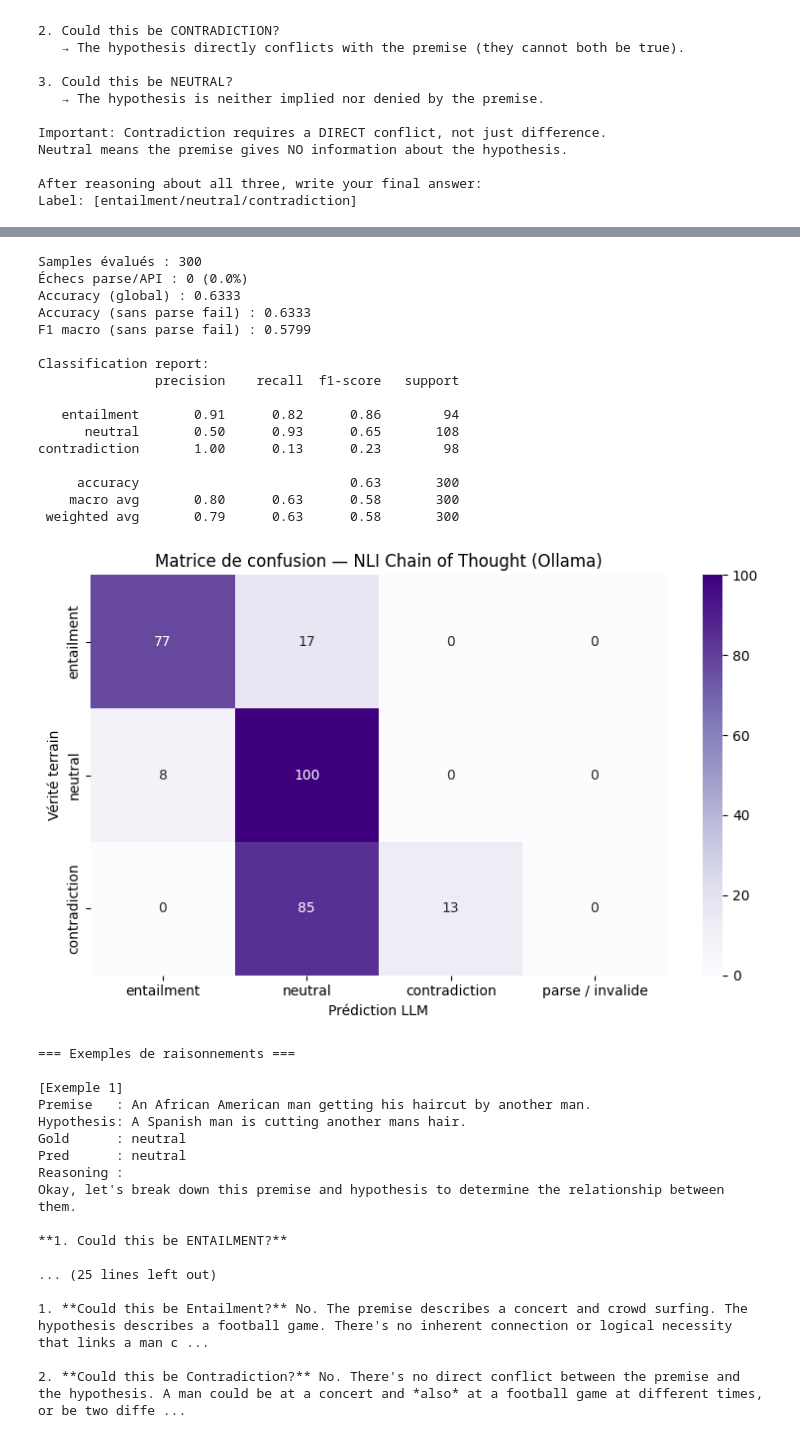
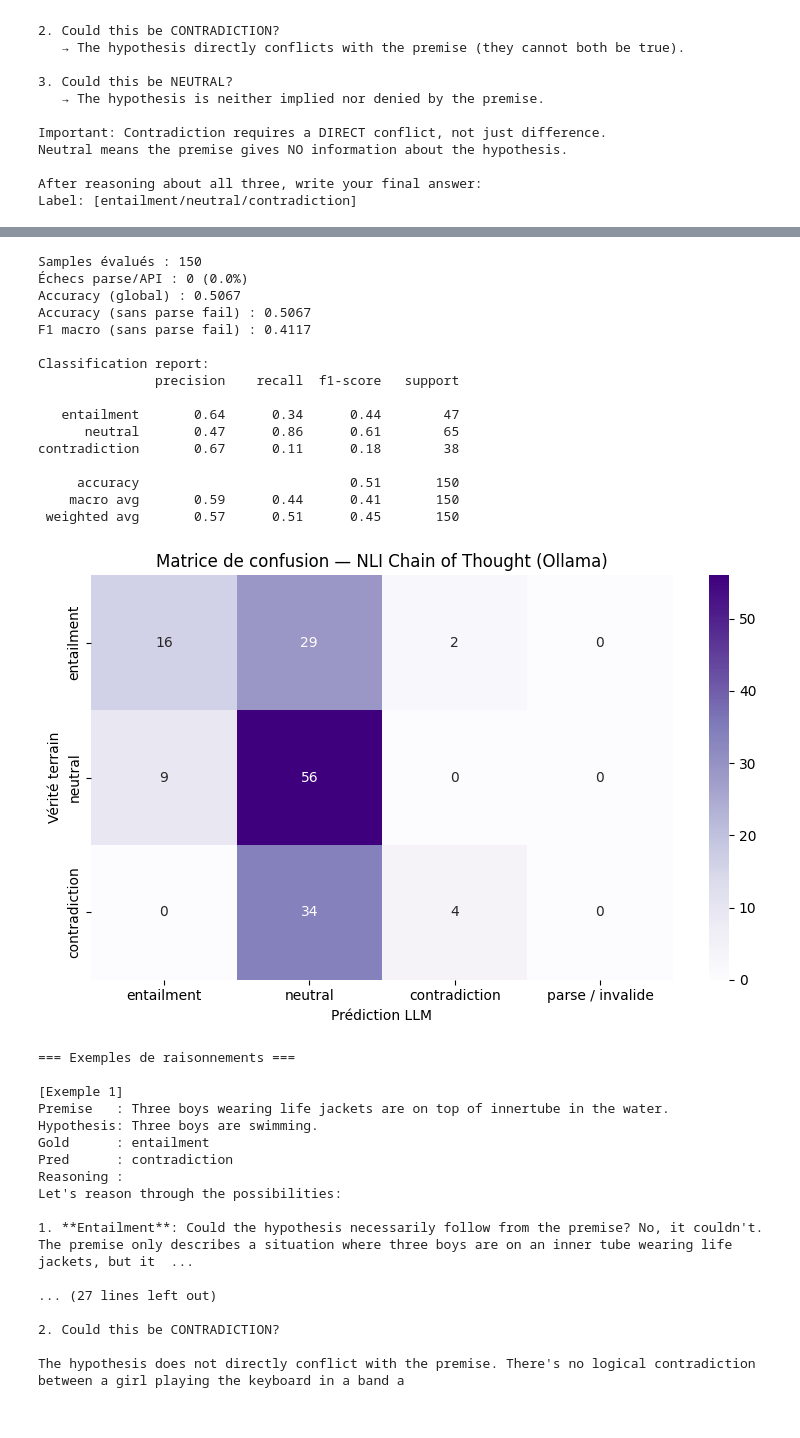
Before and after one commit to 4cvvq6svjp-png/snli_solution, a Jupyter notebook: tp8.ipynb, the cells around one changed output, grey strips where cells are left out. Saved outputs shown, nothing was run; the diff lists cells and outputs as text; code cells hidden in the pictures.

Commit message:
ajout de visualisation d'attention et execution du chain of thought avec llama3

```diff
--- a/tp8.ipynb
+++ b/tp8.ipynb
@@ -359,6 +368,6 @@ contradiction       0.92      0.93      0.92      3237
 # %%
 # model name and api url
-OLLAMA_MODEL = "ollama/gemma3:12b"
+OLLAMA_MODEL = "ollama/llama3:latest"
 OLLAMA_API_BASE = "http://localhost:11434"
 temp_reco = 1.0
 
@@ -809,6 +825,9 @@ Neutral means the premise gives NO information about the hypothesis.
 After reasoning about all three, write your final answer:
 Label: [entailment/neutral/contradiction]
 # %%
+OLLAMA_MODEL = "ollama/llama3:latest"
+
+
 # Chargement du prompt CoT depuis le fichier
 with open("chain_of_thought_prompt.txt", "r") as f:
     cot_system_prompt = f.read().strip()
@@ -905,5 +924,5 @@ reasoning :
 # %%
-N_VAL_COT = 300
+N_VAL_COT = 150
 
 val_ds = dataset_to_use["validation"]
 rng_cot_eval = np.random.default_rng(RANDOM_SEED_OLLAMA)
@@ -947,58 +966,58 @@ plt.figure(figsize=(8, 5))
 sns.heatmap(cm_cot[:3, :], annot=True, fmt="d", cmap="Purples",
             xticklabels=col_names_cot, yticklabels=row_names_cot)
 plt.title("Matrice de confusion — NLI Chain of Thought (Ollama)")
 plt.xlabel("Prédiction LLM")
 plt.ylabel("Vérité terrain")
 plt.tight_layout()
 plt.show()
 
 # Quelques exemples
 print("\n=== Exemples de raisonnements ===")
 shown = 0
 for i in range(n_tot_cot):
     if shown >= 3:
         break
     if y_pred_cot[i] != PARSE_FAIL_ID:
         print(f"\n[Exemple {shown+1}]")
         ex = val_ds[int(idx_eval_cot[i])]
         print(f"Premise   : {ex['premise']}")
         print(f"Hypothesis: {ex['hypothesis']}")
         print(f"Gold      : {id2label[y_true_cot[i]]}")
         print(f"Pred      : {id2label[y_pred_cot[i]]}")
         print(f"Reasoning :\n{parse_debug_cot[i]['raw'][:600]}")
         shown += 1
 # %% [output]
-Samples évalués : 300
+Samples évalués : 150
 Échecs parse/API : 0 (0.0%)
-Accuracy (global) : 0.6333
-Accuracy (sans parse fail) : 0.6333
-F1 macro (sans parse fail) : 0.5799
+Accuracy (global) : 0.5067
+Accuracy (sans parse fail) : 0.5067
+F1 macro (sans parse fail) : 0.4117
 
 Classification report:
                precision    recall  f1-score   support
 
-   entailment       0.91      0.82      0.86        94
-      neutral       0.50      0.93      0.65       108
-contradiction       1.00      0.13      0.23        98
+   entailment       0.64      0.34      0.44        47
+      neutral       0.47      0.86      0.61        65
+contradiction       0.67      0.11      0.18        38
 
-     accuracy                           0.63       300
-    macro avg       0.80      0.63      0.58       300
- weighted avg       0.79      0.63      0.58       300
+     accuracy                           0.51       150
+    macro avg       0.59      0.44      0.41       150
+ weighted avg       0.57      0.51      0.45       150
-[figure, old version]
+[figure, new version]
 === Exemples de raisonnements ===
 
 [Exemple 1]
-Premise   : An African American man getting his haircut by another man.
-Hypothesis: A Spanish man is cutting another mans hair.
-Gold      : neutral
-Pred      : neutral
+Premise   : Three boys wearing life jackets are on top of innertube in the water.
+Hypothesis: Three boys are swimming.
+Gold      : entailment
+Pred      : contradiction
 Reasoning :
-Okay, let's break down this premise and hypothesis to determine the relationship between them.
+Let's reason through the possibilities:
 
-**1. Could this be ENTAILMENT?**
+1. **Entailment**: Could the hypothesis necessarily follow from the premise? No, it couldn't. The premise only describes a situation where three boys are on an inner tube wearing life jackets, but it  ...
 
-... (25 lines left out)
+... (27 lines left out)
 
-1. **Could this be Entailment?** No. The premise describes a concert and crowd surfing. The hypothesis describes a football game. There's no inherent connection or logical necessity that links a man c ...
+2. Could this be CONTRADICTION?
 
-2. **Could this be Contradiction?** No. There's no direct conflict between the premise and the hypothesis. A man could be at a concert and *also* at a football game at different times, or be two diffe ...
+The hypothesis does not directly conflict with the premise. There's no logical contradiction between a girl playing the keyboard in a band a
```
Also changed, not shown: parts of 11 cells of this notebook, 3 other files.
